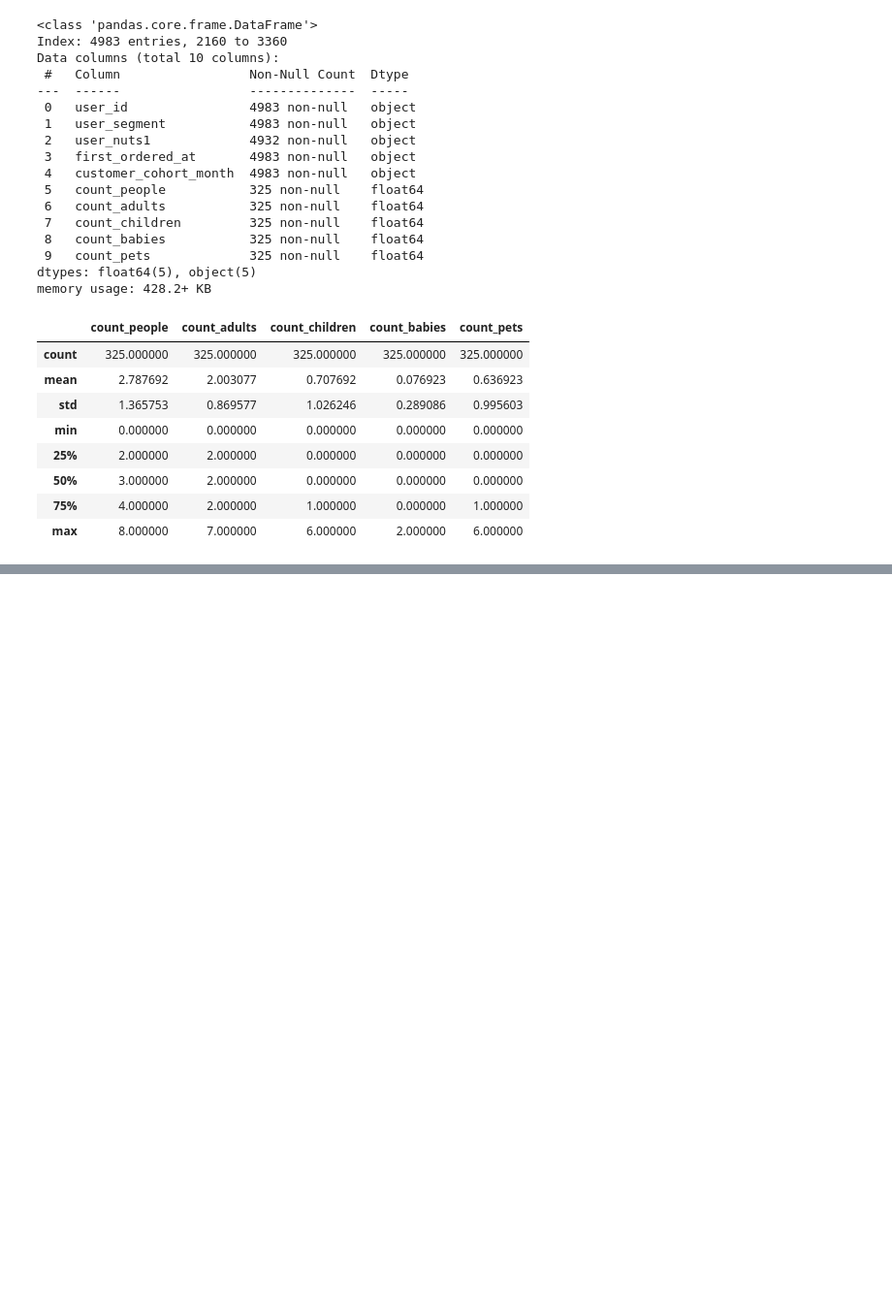
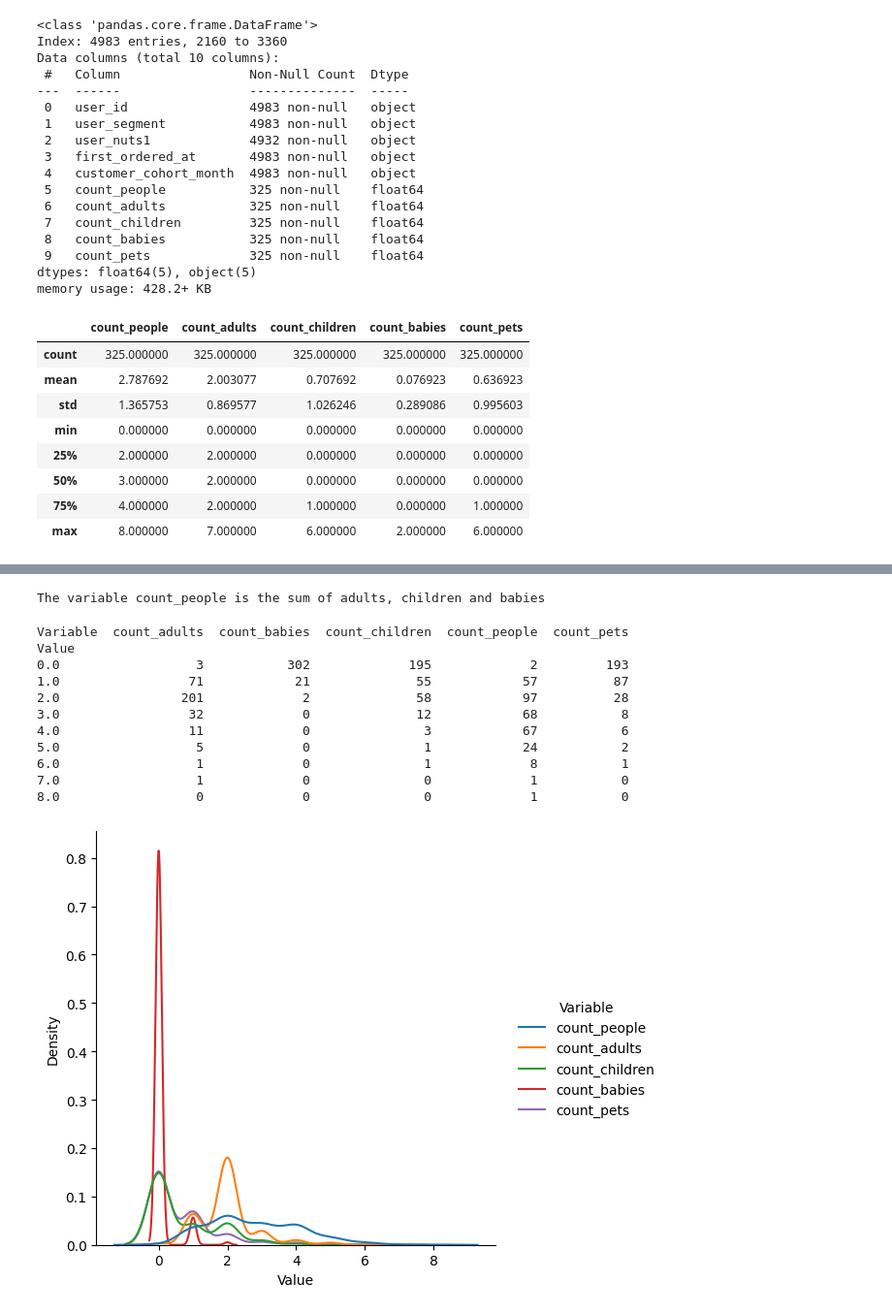
Before and after one commit to bei99/zrive-ds, a Jupyter notebook: zrive_ds/src/module_2/module_2_eda.ipynb, the cells around one changed output, grey strips where cells are left out. Shown at 97% size. Drawn from its saved outputs; the diff is of its cells as text; code cells hidden in the pictures; blank space fills up the shorter version.

```diff
--- a/zrive_ds/src/module_2/module_2_eda.ipynb
+++ b/zrive_ds/src/module_2/module_2_eda.ipynb
@@ -243,14 +204,14 @@ file_path = "groceries_datasets/users.parquet"
 
 
 # Read the downloaded Parquet file into a pandas DataFrame
-df = pd.read_parquet(file_path)
+users = pd.read_parquet(file_path)
 
 # Display the first few rows
-display(df.head())
-df.info()
-df.dtypes
-df.count()
-df.describe()
+display(users.head())
+users.info()
+users.dtypes
+users.count()
+users.describe()
 # %% [output]
 |  | user_id | user_segment | user_nuts1 | first_ordered_at | customer_cohort_month | count_people | count_adults | ... |
 | 2160 | 0e823a42e107461379e5b5613b7aa0053... | Top Up | UKH | 2021-05-08 13:33:49 | 2021-05-01 00:00:00 | NaN | NaN | ... |
@@ -326,3 +287,41 @@ To do:
 - user_id is an object, it would be easier to manipulate if we converted it to a string.
 
 - Investigate and validate hypotheses.
+# %%
+users.head()
+
+
+user_categories = users[['count_people','count_adults','count_children','count_babies','count_pets']]
+
+user_categories_clean = user_categories.dropna(how='all')
+
+try:
+    user_categories_clean['count_people'].sum() == user_categories_clean['count_adults'].sum() + user_categories_clean['count_children'].sum() + user_categories_clean['count_babies'].sum()
+    print('The variable count_people is the sum of adults, children and babies')
+except:
+    print("Don't know what count_people means")
+# %% [output]
+The variable count_people is the sum of adults, children and babies
+# %%
+import seaborn as sns
+
+user_categories_clean.groupby(list(user_categories_clean.columns)).size().reset_index(name="count")
+
+df_melted = user_categories_clean.melt(var_name='Variable', value_name='Value')
+
+sns.displot(df_melted,x='Value',hue='Variable',kind='kde')
+
+print(df_melted.pivot_table(index='Value', columns='Variable', aggfunc='size', fill_value=0))
+# %% [output]
+Variable  count_adults  count_babies  count_children  count_people  count_pets
+Value
+0.0                  3           302             195             2         193
+1.0                 71            21              55            57          87
+2.0                201             2              58            97          28
+3.0                 32             0              12            68           8
+4.0                 11             0               3            67           6
+5.0                  5             0               1            24           2
+6.0                  1             0               1             8           1
+7.0                  1             0               0             1           0
+8.0                  0             0               0             1           0
+[figure, added]
```
Also changed, not shown: parts of 6 cells of this notebook, 8 other files.
